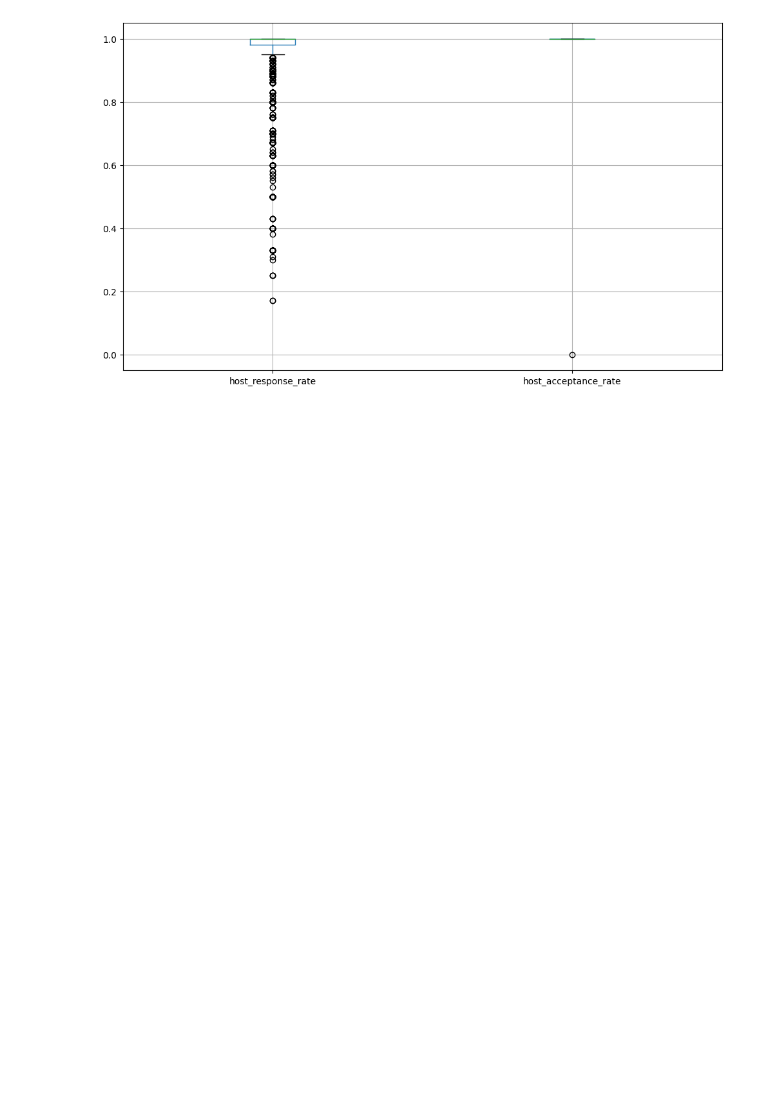
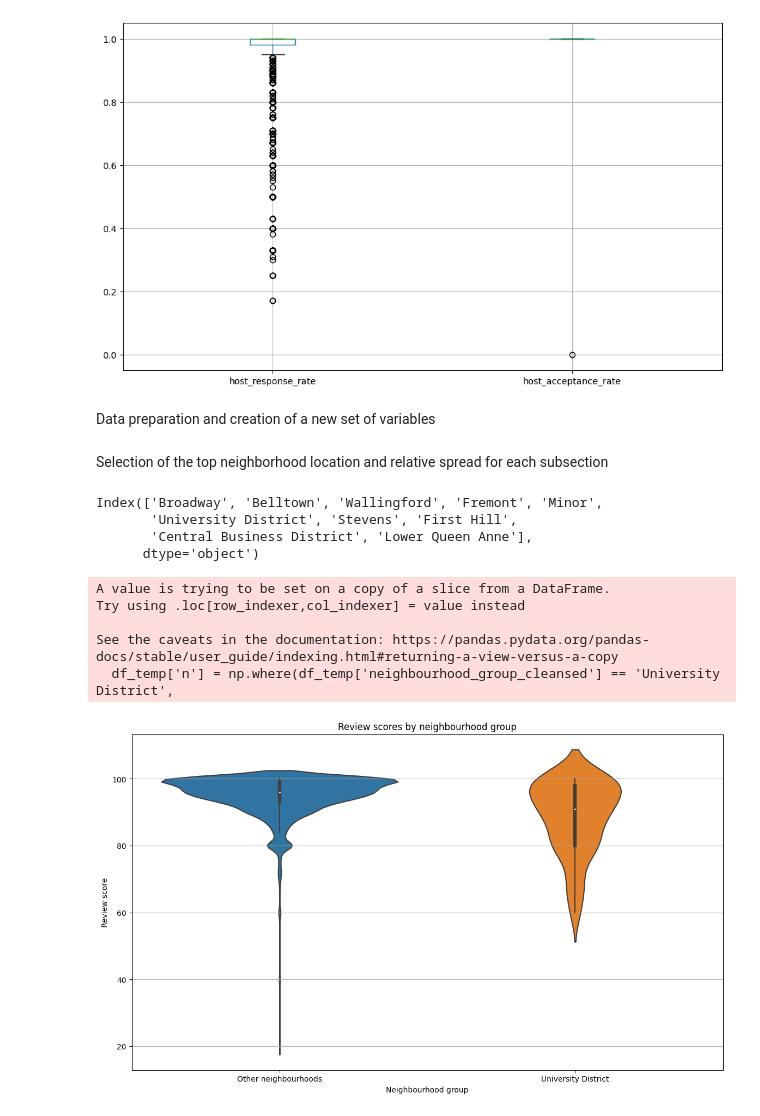
Before and after one commit to aeusepi/Project, a Jupyter notebook: Airbnb.ipynb, the cells around one changed output. Drawn from its saved outputs; the diff is of its cells as text; code cells hidden in the pictures; blank space fills up the shorter version.

```diff
--- a/Airbnb.ipynb
+++ b/Airbnb.ipynb
@@ -337,3 +338,42 @@ df_host2.boxplot(ax=ax)
 # %% [output]
 <AxesSubplot: >
 [figure]
+# %% [markdown]
+Data preparation and creation of a new set of variables
+# %%
+df_new = df.copy()
+
+df_new['cx_score'] = df_new['review_scores_rating'] / 100 * df_new['reviews_per_month']
+# %% [markdown]
+Selection of the top neighborhood location and relative spread for each subsection
+# %%
+top_locs = df_new['neighbourhood_cleansed'].value_counts()[:10].index
+print(top_locs)
+fontsize = 10
+
+df_temp = df[['neighbourhood_group_cleansed', 'review_scores_rating']]
+df_temp['n'] = np.where(df_temp['neighbourhood_group_cleansed'] == 'University District',
+'University District', 'Other neighbourhoods')
+
+df_temp.head()
+
+fig, axes = plt.subplots(figsize=(14, 8))
+sns.violinplot(x='n',y='review_scores_rating', data=df_temp, ax = axes)
+axes.set_title('Review scores by neighbourhood group')
+
+axes.yaxis.grid(True)
+axes.set_xlabel('Neighbourhood group')
+axes.set_ylabel('Review score')
+
+plt.show()
+# %% [output]
+Index(['Broadway', 'Belltown', 'Wallingford', 'Fremont', 'Minor',
+       'University District', 'Stevens', 'First Hill',
+       'Central Business District', 'Lower Queen Anne'],
+      dtype='object')
+A value is trying to be set on a copy of a slice from a DataFrame.
+Try using .loc[row_indexer,col_indexer] = value instead
+
+See the caveats in the documentation: https://pandas.pydata.org/pandas-docs/stable/user_guide/indexing.html#returning-a-view-versus-a-copy
+  df_temp['n'] = np.where(df_temp['neighbourhood_group_cleansed'] == 'University District',
+[figure, added]
```
Also changed, not shown: parts of 10 cells of this notebook, 1 other file.
